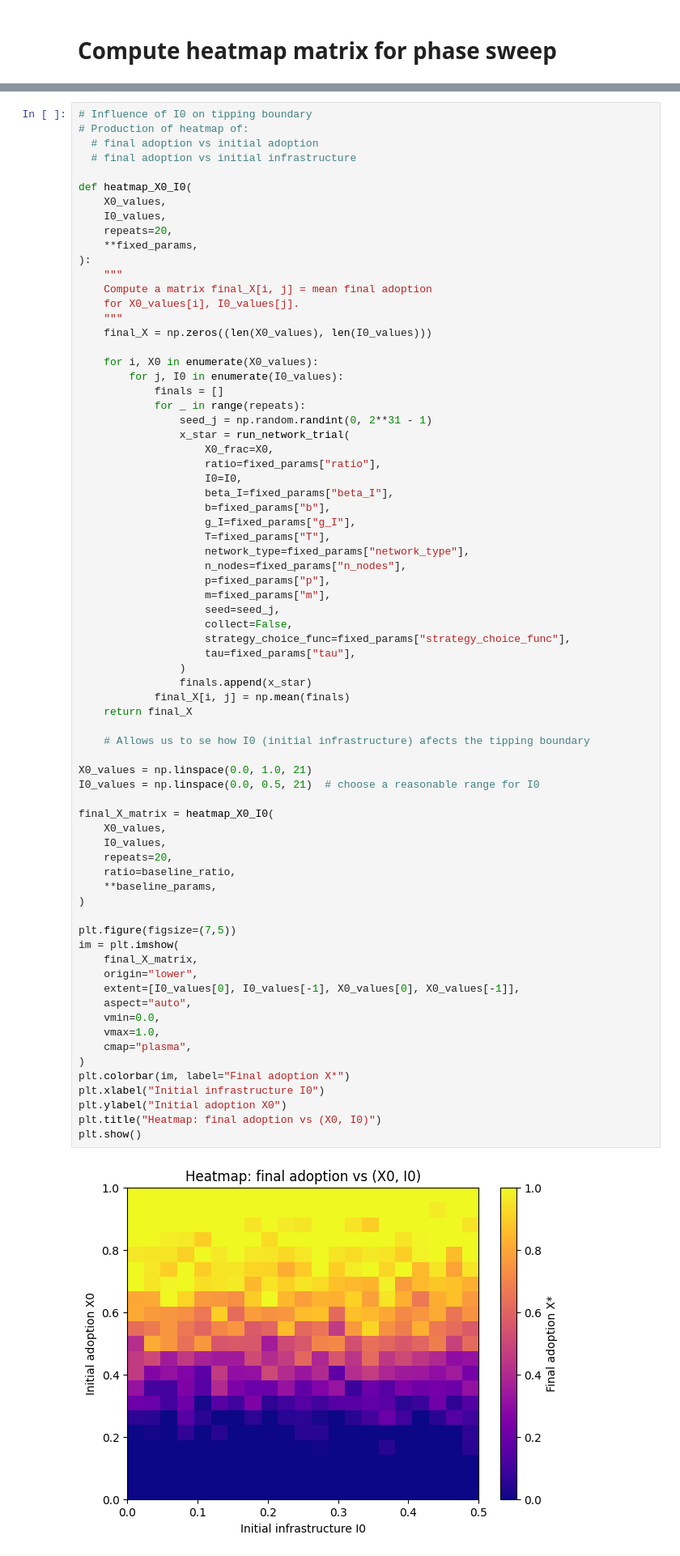
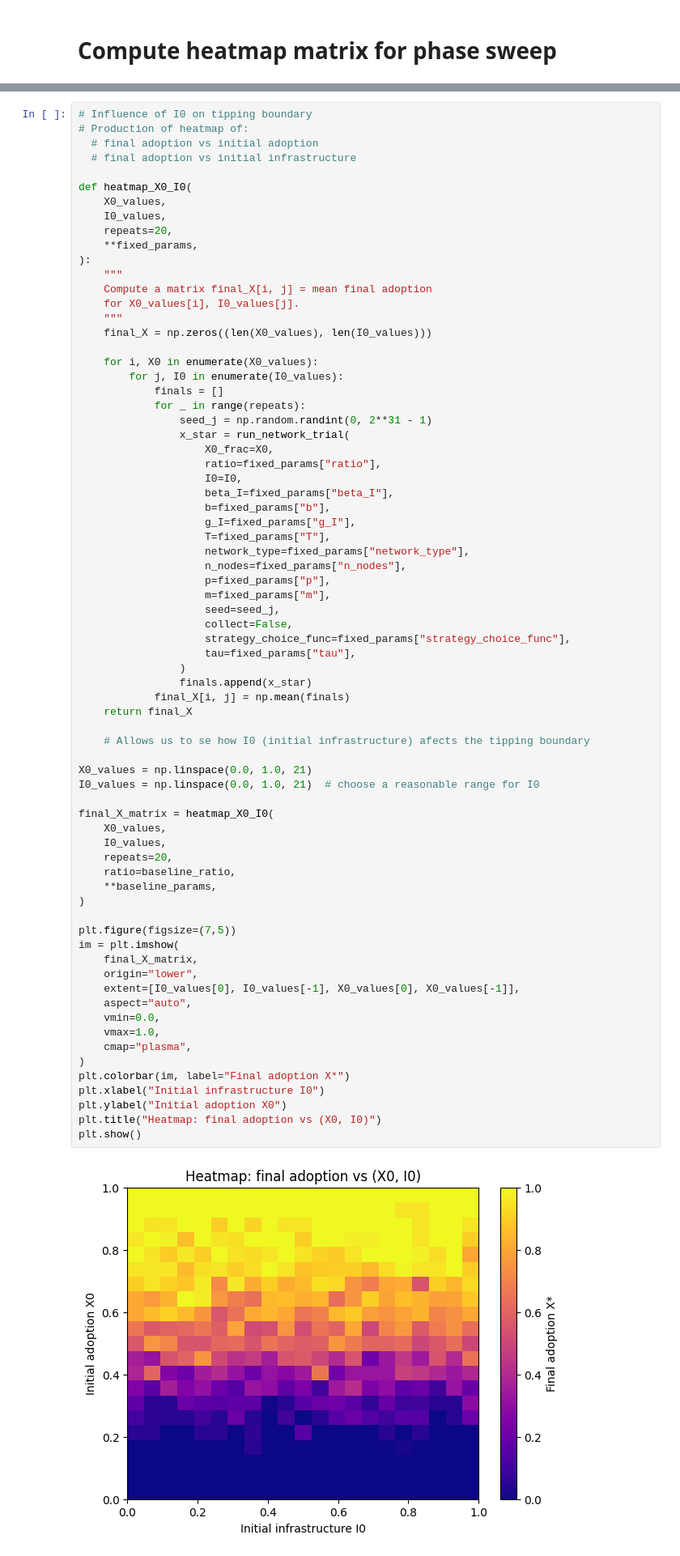
Before and after one commit to jrodriguezzuloaga-netizen/Model-based-decision-making, a Jupyter notebook: Assignment_3.ipynb, the cells around one changed output, grey strips where cells are left out. Shown: that part at 81% size. Saved outputs shown, nothing was run; the diff lists cells and outputs as text.

```diff
--- a/Assignment_3.ipynb
+++ b/Assignment_3.ipynb
@@ -1768,32 +1769,32 @@ def heatmap_X0_I0(
     return final_X
 
     # Allows us to se how I0 (initial infrastructure) afects the tipping boundary
 
 X0_values = np.linspace(0.0, 1.0, 21)
-I0_values = np.linspace(0.0, 0.5, 21)  # choose a reasonable range for I0
+I0_values = np.linspace(0.0, 1.0, 21)  # choose a reasonable range for I0
 
 final_X_matrix = heatmap_X0_I0(
     X0_values,
     I0_values,
     repeats=20,
     ratio=baseline_ratio,
     **baseline_params,
 )
 
 plt.figure(figsize=(7,5))
 im = plt.imshow(
     final_X_matrix,
     origin="lower",
     extent=[I0_values[0], I0_values[-1], X0_values[0], X0_values[-1]],
     aspect="auto",
     vmin=0.0,
     vmax=1.0,
     cmap="plasma",
 )
 plt.colorbar(im, label="Final adoption X*")
 plt.xlabel("Initial infrastructure I0")
 plt.ylabel("Initial adoption X0")
 plt.title("Heatmap: final adoption vs (X0, I0)")
 plt.show()
 # %% [output]
-[figure, old version]
+[figure, new version]
```
Also changed, not shown: parts of 10 cells of this notebook.
